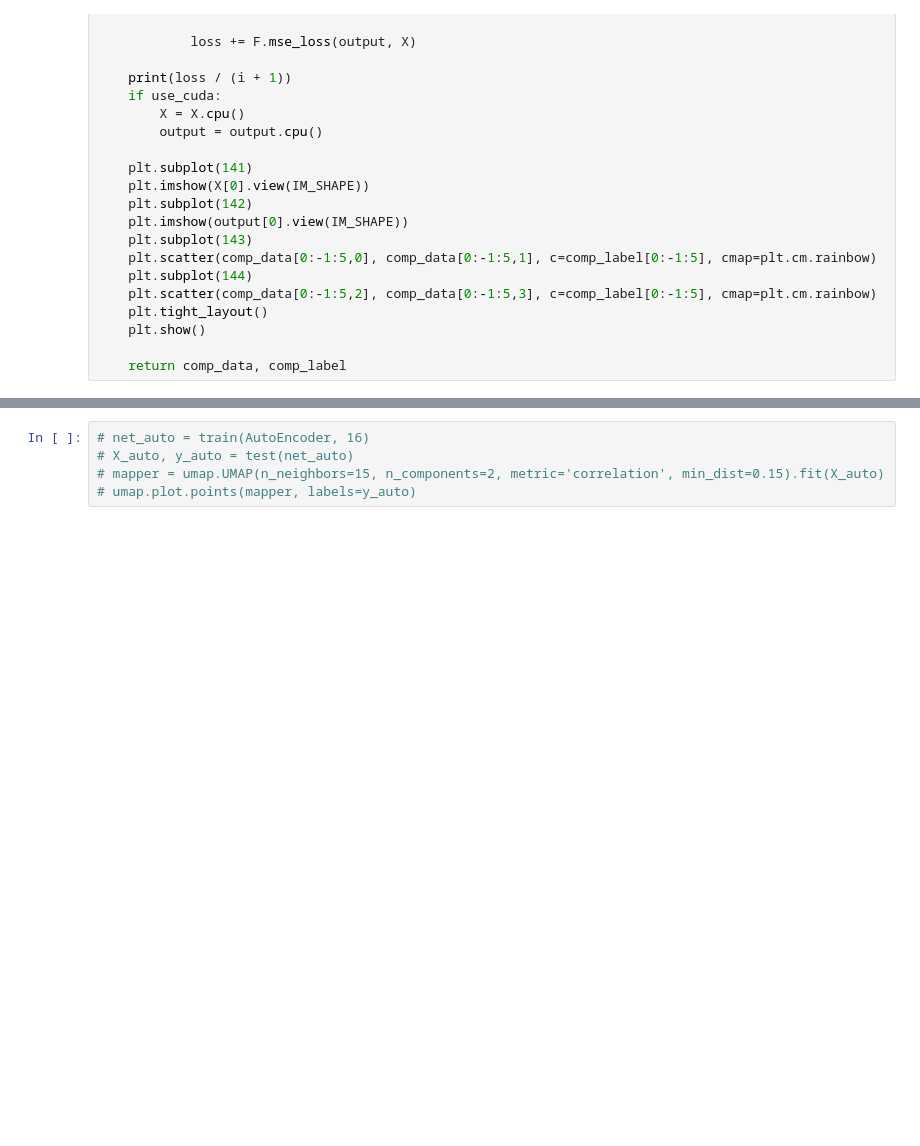
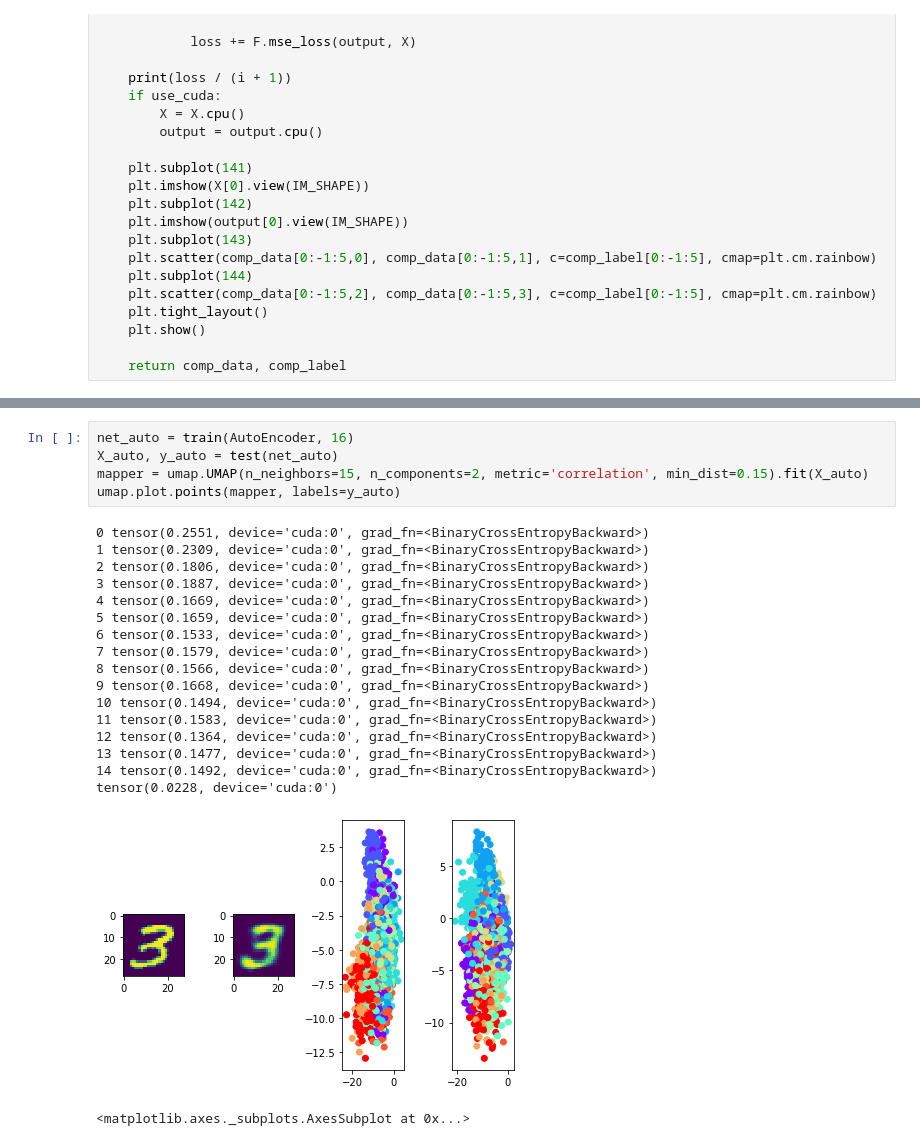
Before and after one commit to jjgsherwood/Bacholar_Thesis, a Jupyter notebook: umap.ipynb, the cells around one changed output, grey strips where cells are left out. Drawn from its saved outputs; the diff is of its cells as text; blank space fills up the shorter version.

```diff
--- a/umap.ipynb
+++ b/umap.ipynb
@@ -203,5 +225,24 @@ def test(net):
 # %%
-# net_auto = train(AutoEncoder, 16)
-# X_auto, y_auto = test(net_auto)
-# mapper = umap.UMAP(n_neighbors=15, n_components=2, metric='correlation', min_dist=0.15).fit(X_auto)
-# umap.plot.points(mapper, labels=y_auto)
+net_auto = train(AutoEncoder, 16)
+X_auto, y_auto = test(net_auto)
+mapper = umap.UMAP(n_neighbors=15, n_components=2, metric='correlation', min_dist=0.15).fit(X_auto)
+umap.plot.points(mapper, labels=y_auto)
+# %% [output]
+0 tensor(0.2551, device='cuda:0', grad_fn=<BinaryCrossEntropyBackward>)
+1 tensor(0.2309, device='cuda:0', grad_fn=<BinaryCrossEntropyBackward>)
+2 tensor(0.1806, device='cuda:0', grad_fn=<BinaryCrossEntropyBackward>)
+3 tensor(0.1887, device='cuda:0', grad_fn=<BinaryCrossEntropyBackward>)
+4 tensor(0.1669, device='cuda:0', grad_fn=<BinaryCrossEntropyBackward>)
+5 tensor(0.1659, device='cuda:0', grad_fn=<BinaryCrossEntropyBackward>)
+6 tensor(0.1533, device='cuda:0', grad_fn=<BinaryCrossEntropyBackward>)
+7 tensor(0.1579, device='cuda:0', grad_fn=<BinaryCrossEntropyBackward>)
+8 tensor(0.1566, device='cuda:0', grad_fn=<BinaryCrossEntropyBackward>)
+9 tensor(0.1668, device='cuda:0', grad_fn=<BinaryCrossEntropyBackward>)
+10 tensor(0.1494, device='cuda:0', grad_fn=<BinaryCrossEntropyBackward>)
+11 tensor(0.1583, device='cuda:0', grad_fn=<BinaryCrossEntropyBackward>)
+12 tensor(0.1364, device='cuda:0', grad_fn=<BinaryCrossEntropyBackward>)
+13 tensor(0.1477, device='cuda:0', grad_fn=<BinaryCrossEntropyBackward>)
+14 tensor(0.1492, device='cuda:0', grad_fn=<BinaryCrossEntropyBackward>)
+tensor(0.0228, device='cuda:0')
+[figure, added]
+<matplotlib.axes._subplots.AxesSubplot at 0x...>
```
Also changed, not shown: parts of 4 cells of this notebook, 1 other file.
